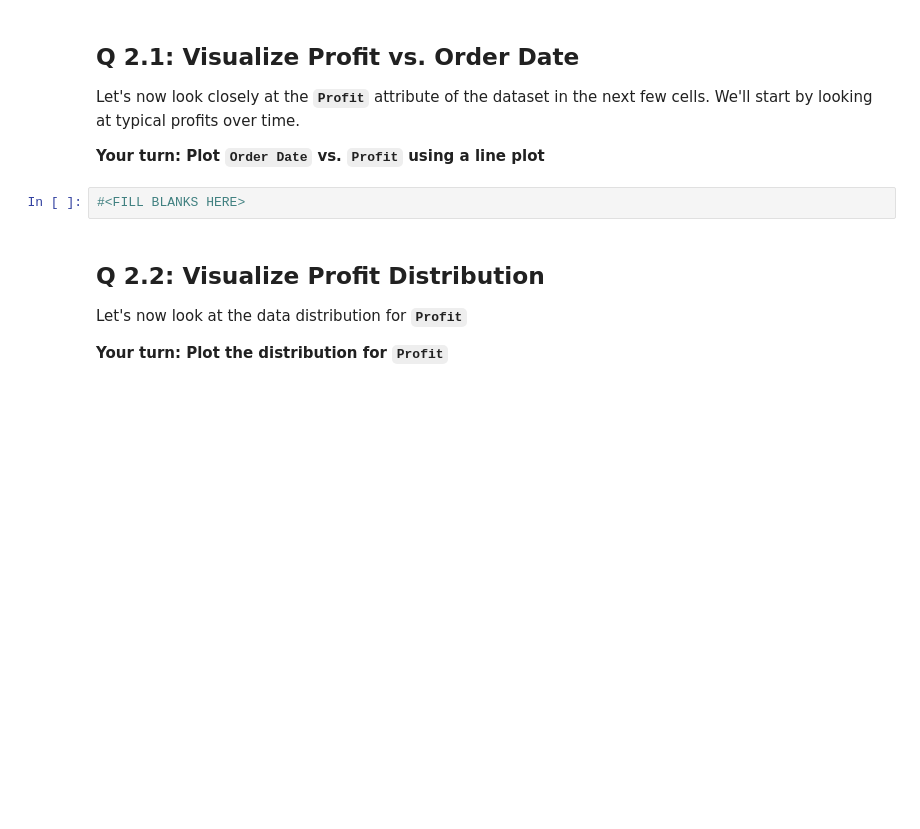
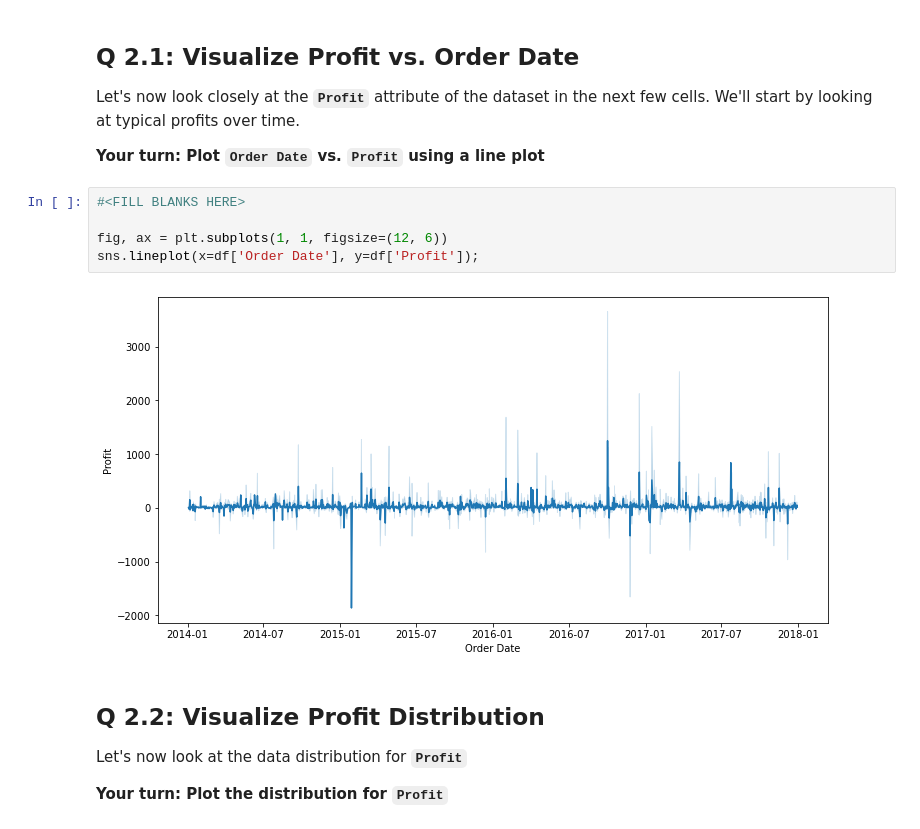
Before and after one commit to MMBazel/Springboard-MLETrack-Student, a Jupyter notebook: mini-projects/Anomaly Detection/Mini_Project_Anomaly_Detection.ipynb, the cells around one changed output. Drawn from its saved outputs; the diff is of its cells as text; blank space fills up the shorter version.

```diff
--- a/mini-projects/Anomaly Detection/Mini_Project_Anomaly_Detection.ipynb
+++ b/mini-projects/Anomaly Detection/Mini_Project_Anomaly_Detection.ipynb
@@ -71,8 +111,13 @@ We can definitely see the presence of potential outliers in terms of the min or
 Let's now look closely at the __`Profit`__ attribute of the dataset in the next few cells. We'll start by looking at typical profits over time.
 
 __Your turn: Plot `Order Date` vs. `Profit` using a line plot__
-# %%
-#<FILL BLANKS HERE>
+# %%
+#<FILL BLANKS HERE>
+
+fig, ax = plt.subplots(1, 1, figsize=(12, 6))
+sns.lineplot(x=df['Order Date'], y=df['Profit']);
+# %% [output]
+[figure, added]
 # %% [markdown]
 ## Q 2.2: Visualize Profit Distribution
 
```
Also changed, not shown: parts of 54 cells of this notebook.
